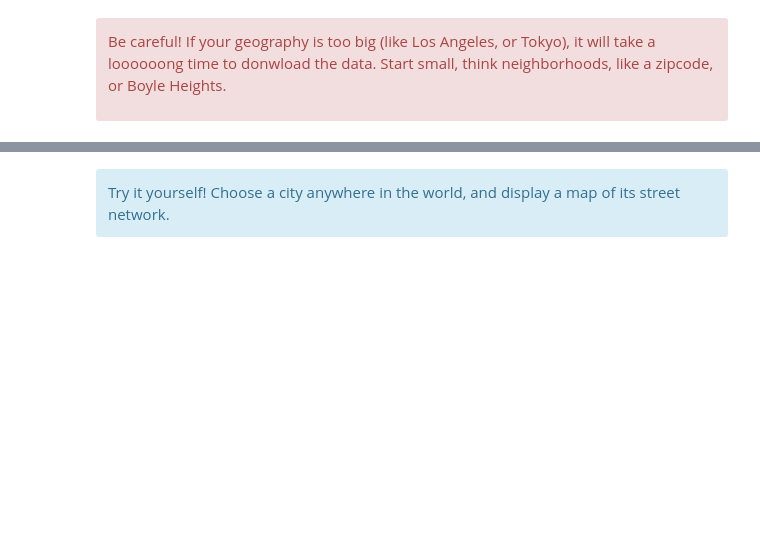
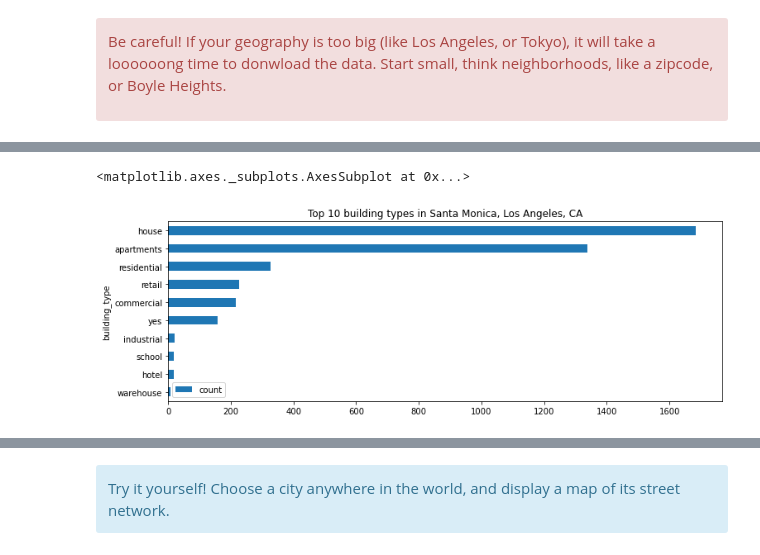
Before and after one commit to yohman/up206a, a Jupyter notebook: Weeks/Week04/W401 - Open Street Map.ipynb, the cells around one changed output, grey strips where cells are left out. Drawn from its saved outputs; the diff is of its cells as text; code cells hidden in the pictures; blank space fills up the shorter version.

```diff
--- a/Weeks/Week04/W401 - Open Street Map.ipynb
+++ b/Weeks/Week04/W401 - Open Street Map.ipynb
@@ -38,0 +274,4 @@ graph = ox.graph_from_place(place)
+# %%
+# sort it the other way
+df_osm_building_types = df_osm_building_types.sort_values(by='count', ascending=True)
+df_osm_building_types
@@ -38,0 +294,8 @@ graph = ox.graph_from_place(place)
+# %%
+df_osm_building_types[-10:].plot.barh(figsize=(12,4),
+                                      x='building_type',
+                                      y='count',
+                                      title="Top 10 building types in "+address)
+# %% [output]
+<matplotlib.axes._subplots.AxesSubplot at 0x...>
+[figure, added]
```
Also changed, not shown: parts of 143 cells of this notebook, 8 other files.
